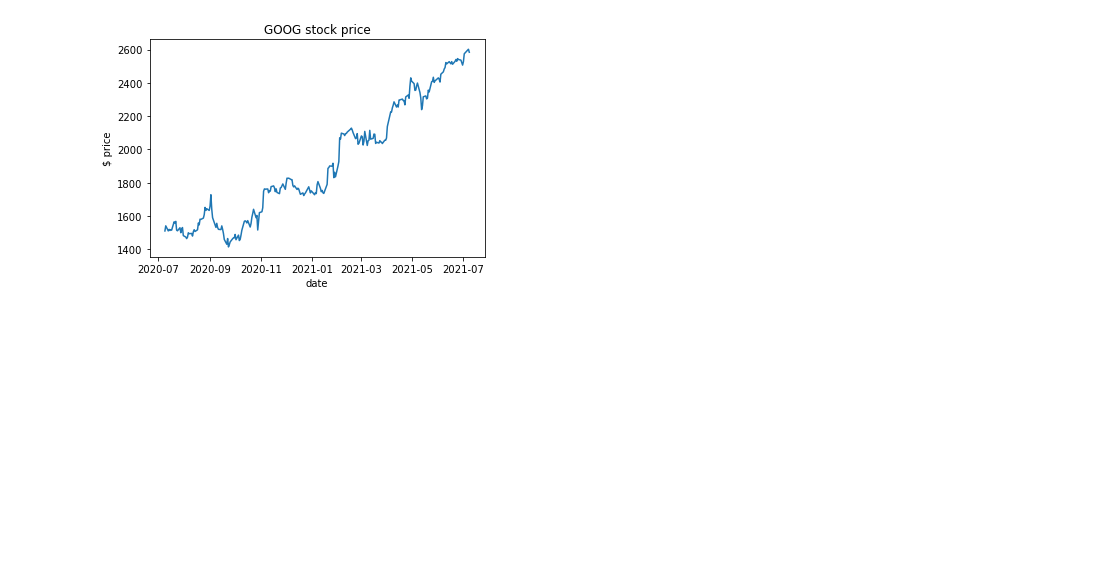
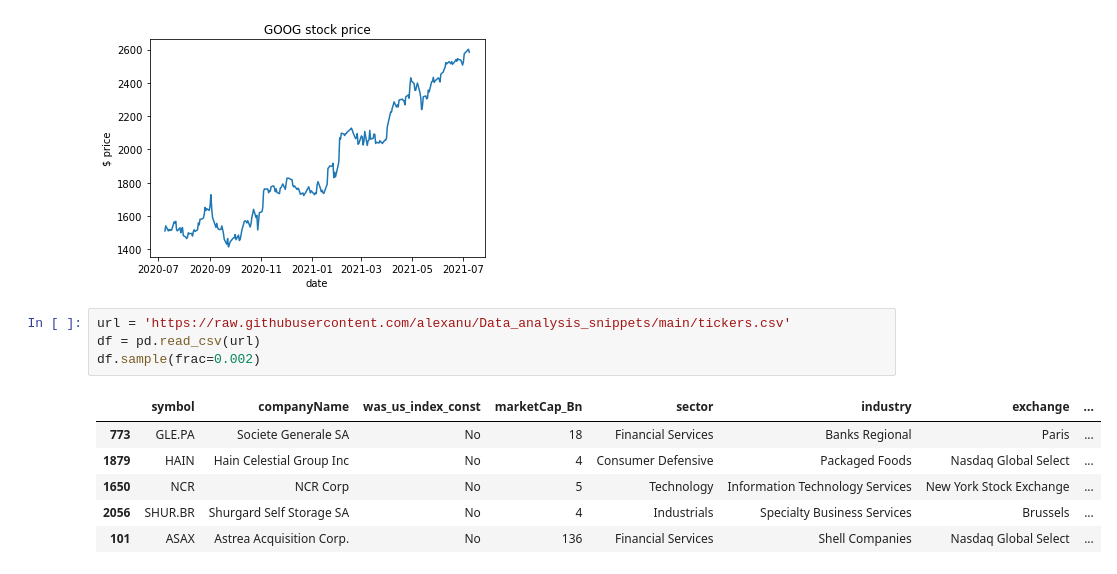
Before and after one commit to alexanu/Data_analysis_snippets, a Jupyter notebook: Playing_with_Data.ipynb, the cells around one changed output. Drawn from its saved outputs; the diff is of its cells as text; blank space fills up the shorter version.

```diff
--- a/Playing_with_Data.ipynb
+++ b/Playing_with_Data.ipynb
@@ -57,3 +57,14 @@ plt.title(ticker+" stock price")
 # %% [output]
 Text(0.5, 1.0, 'GOOG stock price')
 [figure]
+# %%
+url = 'https://raw.githubusercontent.com/alexanu/Data_analysis_snippets/main/tickers.csv'
+df = pd.read_csv(url)
+df.sample(frac=0.002)
+# %% [output]
+|  | symbol | companyName | was_us_index_const | marketCap_Bn | sector | industry | exchange | ... |
+| 773 | GLE.PA | Societe Generale SA | No | 18 | Financial Services | Banks Regional | Paris | ... |
+| 1879 | HAIN | Hain Celestial Group Inc | No | 4 | Consumer Defensive | Packaged Foods | Nasdaq Global Select | ... |
+| 1650 | NCR | NCR Corp | No | 5 | Technology | Information Technology Services | New York Stock Exchange | ... |
+| 2056 | SHUR.BR | Shurgard Self Storage SA | No | 4 | Industrials | Specialty Business Services | Brussels | ... |
+| 101 | ASAX | Astrea Acquisition Corp. | No | 136 | Financial Services | Shell Companies | Nasdaq Global Select | ... |
```
